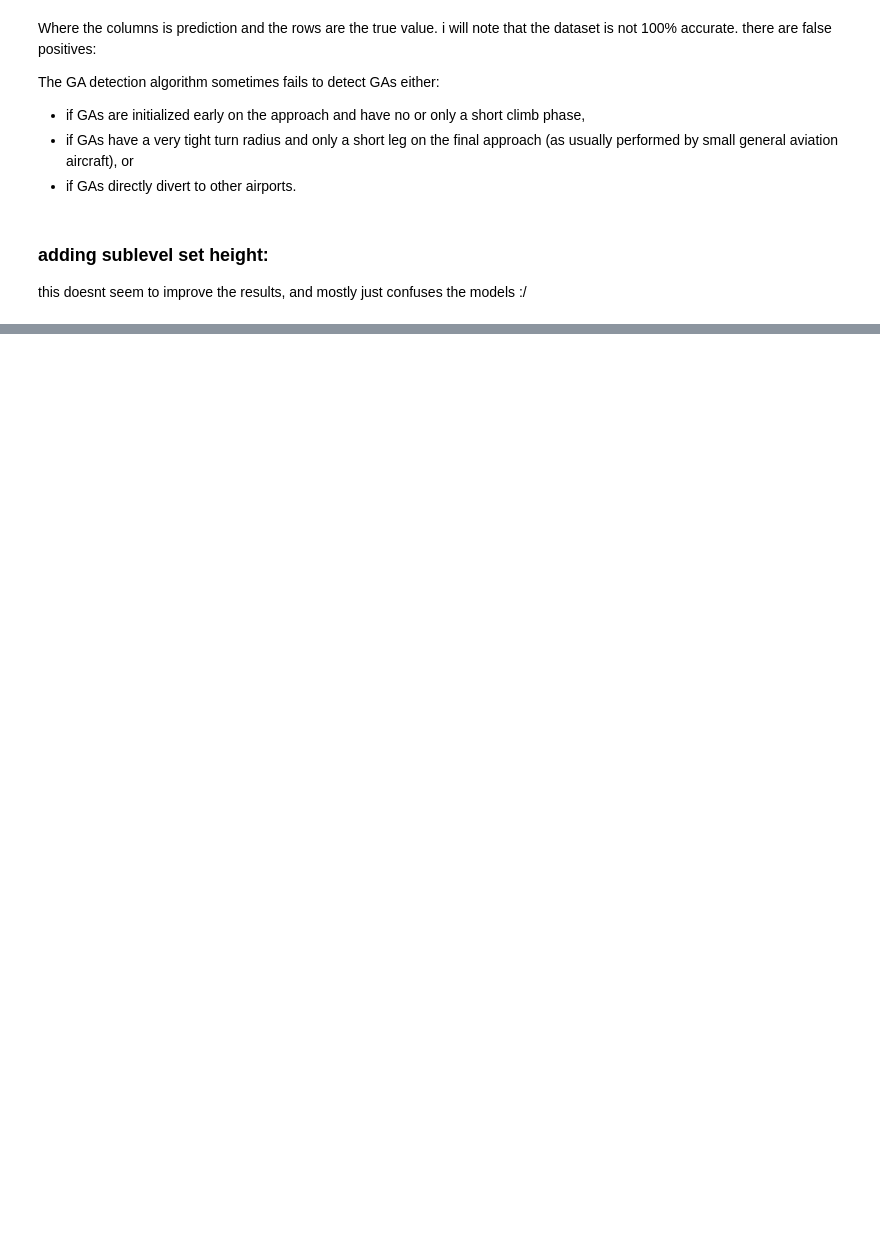
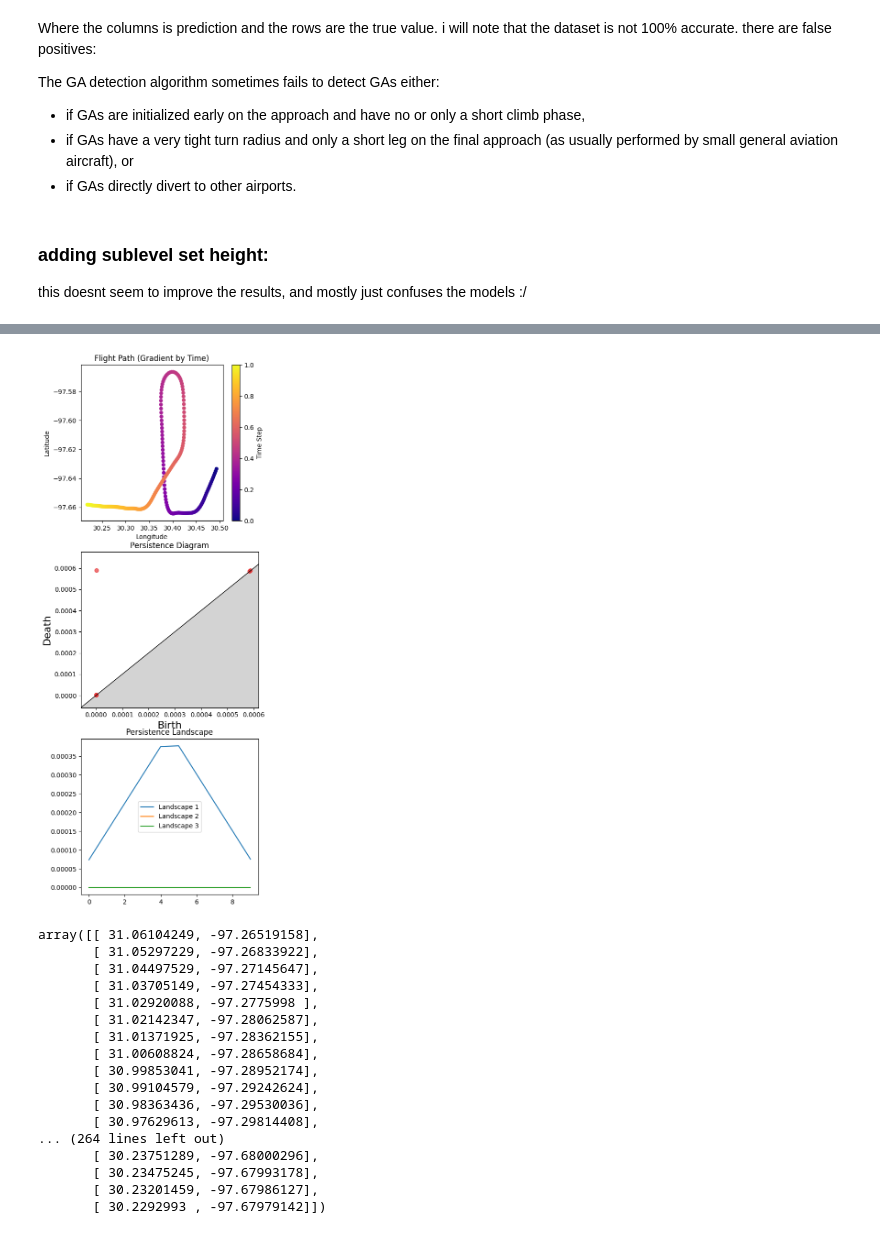
Before and after one commit to tobbensol/masters-thesis, a Jupyter notebook: cyclic dataset pediction.ipynb, the cells around one changed output, grey strips where cells are left out. Drawn from its saved outputs; the diff is of its cells as text; code cells hidden in the pictures; blank space fills up the shorter version.

```diff
--- a/cyclic dataset pediction.ipynb
+++ b/cyclic dataset pediction.ipynb
@@ -319,0 +368,25 @@ plt.scatter(x_values, path)
+# %%
+from functions.objects import PersistenceData
+pers, data = persistence[:10], paths[:10]
+p = PersistenceData(pers, data)
+p.plot_diagram(9)
+paths[0]
+# %% [output]
+[figure, added]
+array([[ 31.06104249, -97.26519158],
+       [ 31.05297229, -97.26833922],
+       [ 31.04497529, -97.27145647],
+       [ 31.03705149, -97.27454333],
+       [ 31.02920088, -97.2775998 ],
+       [ 31.02142347, -97.28062587],
+       [ 31.01371925, -97.28362155],
+       [ 31.00608824, -97.28658684],
+       [ 30.99853041, -97.28952174],
+       [ 30.99104579, -97.29242624],
+       [ 30.98363436, -97.29530036],
+       [ 30.97629613, -97.29814408],
+... (264 lines left out)
+       [ 30.23751289, -97.68000296],
+       [ 30.23475245, -97.67993178],
+       [ 30.23201459, -97.67986127],
+       [ 30.2292993 , -97.67979142]])
```
Also changed, not shown: parts of 17 cells of this notebook, 2 other files.
